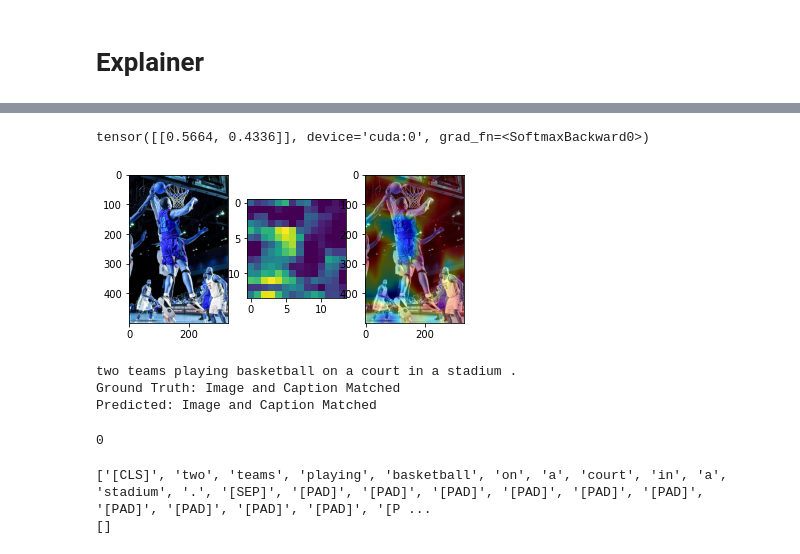
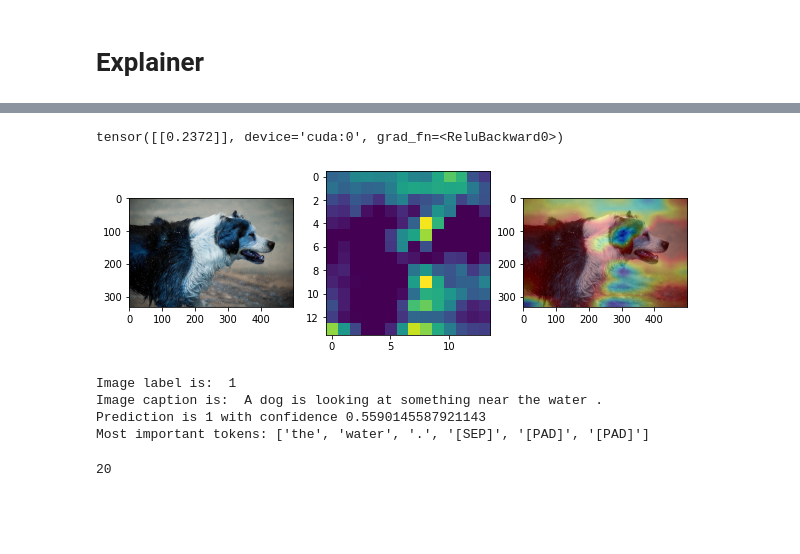
Before and after one commit to MichaelYxWang/CrossExplain, a Jupyter notebook: notebooks/multimodal_gradcam_caption_vggBert.ipynb, the cells around one changed output, grey strips where cells are left out. Saved outputs shown, nothing was run; the diff lists cells and outputs as text; code cells hidden in the pictures; blank space fills up the shorter version.

Commit message:
multimodal vgg bert on caption works

```diff
--- a/notebooks/multimodal_gradcam_caption_vggBert.ipynb
+++ b/notebooks/multimodal_gradcam_caption_vggBert.ipynb
@@ -72,14 +72,14 @@ Some weights of the model checkpoint at bert-base-cased were not used when initi
 - This IS expected if you are initializing BertModel from the checkpoint of a model trained on another task or with another architecture (e.g. initializing a BertForSequenceClassification model from a ...
 - This IS NOT expected if you are initializing BertModel from the checkpoint of a model that you expect to be exactly identical (initializing a BertForSequenceClassification model from a BertForSequen ...
 # %%
-EPOCHS = 3
-LEARNING_RATE = 3e-5
+EPOCHS = 15
+LEARNING_RATE = 2e-6
 DEVICE = torch.device('cuda' if torch.cuda.is_available() else 'cpu')
 BATCH_SIZE = 32
 # %% [markdown]
 # Data Preparation
 # %%
-df = pd.read_csv(DATASET_DIR + "captions.txt").head(3000)
+df = pd.read_csv(DATASET_DIR + "captions.txt").head(1000)
 print("There are", len(df.image.unique()), "images in the dataset")
 print("There are", len(df.caption.unique()), "captions in the dataset")
 print("Notice that one image might map to many captions here")
@@ -378,7 +378,7 @@ class MultimodalExplainer(nn.Module):
   def get_raw_language_input(self):
     return self.raw_language_input
 # %%
-model_explainer = MultimodalExplainer(n_classes=2)
+model_explainer = MultimodalExplainer(n_classes=1)
 model_explainer.load_state_dict(torch.load(ROOT_DIR + "early_funsion.pt"))
 model_explainer = model_explainer.to(DEVICE)
 model_explainer = model_explainer.eval()
@@ -421,10 +413,11 @@ two teams playing basketball on a court in a stadium .
 # %%
 # outputs = model_explainer(sample_image, sample_encoding["input_ids"], None)
-outputs = model_explainer(sample_image, sample_encoding["input_ids"], sample_encoding["attention_mask"])
-probs = F.softmax(outputs, dim=1)
-_, preds = torch.max(outputs, dim=1)
-pred_index = preds.detach().cpu().numpy()[0]
-outputs[:, pred_index].backward()
-print(probs)
+output = model_explainer(sample_image, sample_encoding["input_ids"], sample_encoding["attention_mask"])
+confidence = torch.sigmoid(output.squeeze()).detach().cpu().numpy().tolist()
+prediction = torch.round(torch.sigmoid(output.squeeze())).detach().cpu().numpy().tolist()
+if prediction == 0.0:
+  confidence = 1 - confidence
-# %% [output]
-tensor([[0.5664, 0.4336]], device='cuda:0', grad_fn=<SoftmaxBackward0>)
+# %%
+output
+# %% [output]
+tensor([[0.2372]], device='cuda:0', grad_fn=<ReluBackward0>)
@@ -454,30 +453,28 @@ vision_heatmap /= torch.max(vision_heatmap)
 # %%
 # Plot heatmap together with the image from ORIGINAL RESOLUTION
 plot_image = cv2.imread(sample_image_path)
 updated_vision_heatmap = cv2.resize(np.array(vision_heatmap), (plot_image.shape[1], plot_image.shape[0]))
 updated_vision_heatmap = np.uint8(255 * updated_vision_heatmap)
 updated_vision_heatmap = cv2.applyColorMap(updated_vision_heatmap, cv2.COLORMAP_JET)
 superimposed_img = updated_vision_heatmap * 0.5 + plot_image
 
-f = plt.figure()
+tokens = tokenizer.convert_ids_to_tokens(sample_encoding["input_ids"][0])
+
+f = plt.figure(figsize=(10, 10))
 f.add_subplot(1, 3, 1)
 plt.imshow(plot_image)
 f.add_subplot(1, 3, 2)
 plt.imshow(vision_heatmap)
 f.add_subplot(1, 3, 3)
 plt.imshow(superimposed_img / np.max(superimposed_img))
 plt.show(block=True)
-print(sample_text)
-if sample_label == 1:
-  print("Ground Truth: Image and Caption Matched")
-else:
-  print("Ground Truth: Image and Caption NOT Matched")
-if pred_index == 0:
-  print("Predicted: Image and Caption Matched")
-else:
-  print("Predicted: Image and Caption NOT Matched")
+print("Image label is: ", sample_label)
+print("Image caption is: ", sample_text)
+print("Prediction is", int(prediction), "with confidence", confidence)
+print("Most important tokens:", tokens[np.argmax(pooled_language_gradients_np) - 3 : np.argmax(pooled_language_gradients_np) + 3])
 # %% [output]
-[figure, old version]
+[figure, new version]
-two teams playing basketball on a court in a stadium .
-Ground Truth: Image and Caption Matched
-Predicted: Image and Caption Matched
+Image label is:  1
+Image caption is:  A dog is looking at something near the water .
+Prediction is 1 with confidence 0.5590145587921143
+Most important tokens: ['the', 'water', '.', '[SEP]', '[PAD]', '[PAD]']
@@ -488,11 +481,4 @@ pooled_language_gradients_np = pooled_language_gradients.detach().cpu().numpy()
 # %%
 np.argmax(pooled_language_gradients_np)
 # %% [output]
-0
+20
-# %%
-tokens = tokenizer.convert_ids_to_tokens(sample_encoding["input_ids"][0])
-print(tokens)
-print(tokens[np.argmax(pooled_language_gradients_np) - 2 : np.argmax(pooled_language_gradients_np) + 2])
-# %% [output]
-['[CLS]', 'two', 'teams', 'playing', 'basketball', 'on', 'a', 'court', 'in', 'a', 'stadium', '.', '[SEP]', '[PAD]', '[PAD]', '[PAD]', '[PAD]', '[PAD]', '[PAD]', '[PAD]', '[PAD]', '[PAD]', '[PAD]', '[P ...
-[]
```
Also changed, not shown: parts of 13 cells of this notebook.
